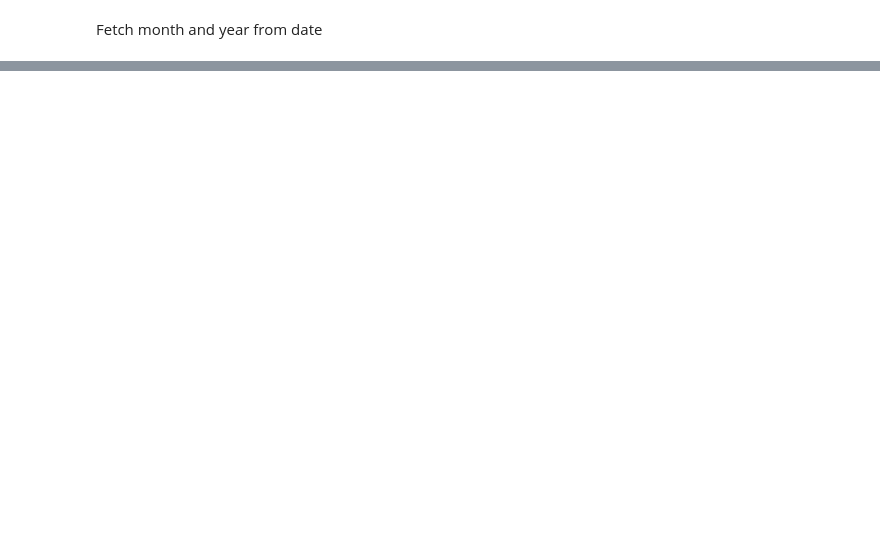
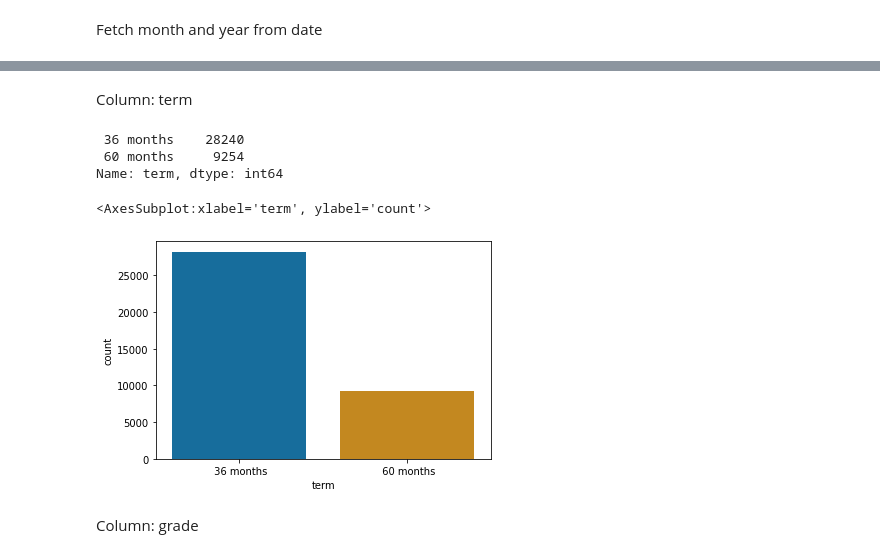
Before and after one commit to sidshrivastav/LendingClubCaseStudy, a Jupyter notebook: siddhant_shrivastav.ipynb, the cells around one changed output, grey strips where cells are left out. Drawn from its saved outputs; the diff is of its cells as text; code cells hidden in the pictures; blank space fills up the shorter version.

Commit message:
univarite analysis on catgorical columns.

```diff
--- a/siddhant_shrivastav.ipynb
+++ b/siddhant_shrivastav.ipynb
@@ -221,8 +222,3 @@ Standardise date values
 date_columns = [i for i in df.columns if i[-2:] == "_d"]
 # %% [markdown]
 Fetch month and year from date
-# %%
-for i in date_columns:
-    df[i] = df[i].apply(lambda x: datetime.strptime('Mar-08', '%b-%y'))
-    df["{}_month".format(i)] = df[i].apply(lambda x: x.month)
-    df["{}_year".format(i)] = df[i].apply(lambda x: x.year)
@@ -253,7 +224,0 @@ memory usage: 5.6 MB
-# %%
-for i in numerical_columns.columns:
-    print("columns: {}".format(i))
-    sns.boxplot(x=i, data=df)
-    plt.show()
-    print("\n")
-    print("\n")
@@ -275,0 +225,8 @@ We can see that there are oultiers in annual_inc, open_acc, total_acc and revol_
+# %%
+for i in date_columns:
+    df[i] = df[i].apply(lambda x: datetime.strptime(x, '%b-%y'))
+    df["{}_month".format(i)] = df[i].apply(lambda x: x.month)
+    df["{}_year".format(i)] = df[i].apply(lambda x: x.year)
+
+# Dropping date columns as these are changed into month and year
+df.drop(columns=date_columns, inplace=True, axis=1)
@@ -275,0 +237,4 @@ We can see that there are oultiers in annual_inc, open_acc, total_acc and revol_
+# %%
+# filtering out current rows
+df = df[df.loan_status != "Current"]
+df.loan_status.value_counts()
@@ -275,0 +291,15 @@ We can see that there are oultiers in annual_inc, open_acc, total_acc and revol_
+# %% [markdown]
+Column: term
+# %%
+df.term.value_counts()
+# %% [output]
+ 36 months    28240
+ 60 months     9254
+Name: term, dtype: int64
+# %%
+sns.countplot(x='term', data=df)
+# %% [output]
+<AxesSubplot:xlabel='term', ylabel='count'>
+[figure, added]
+# %% [markdown]
+Column: grade
```
Also changed, not shown: parts of 57 cells of this notebook.
